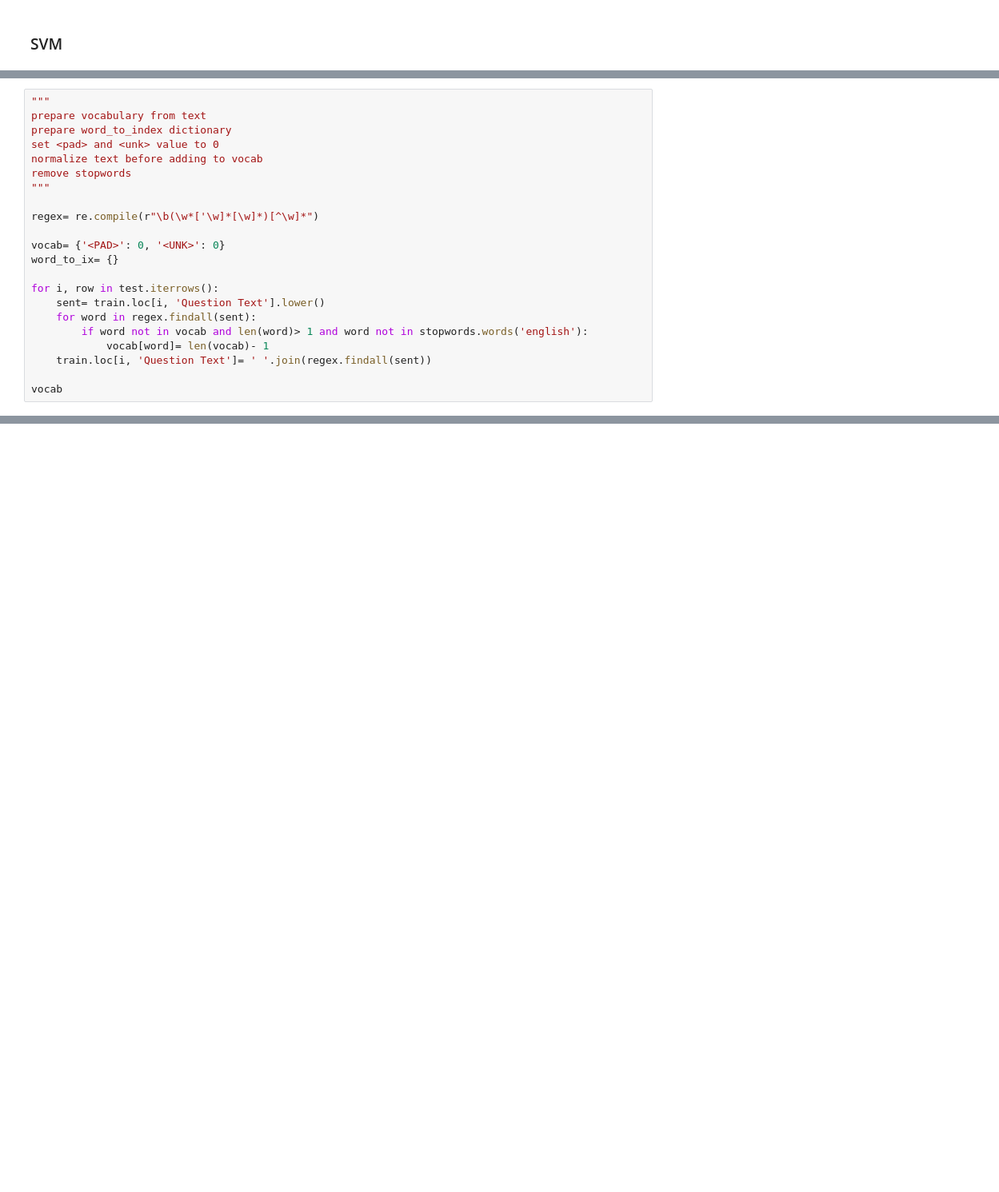
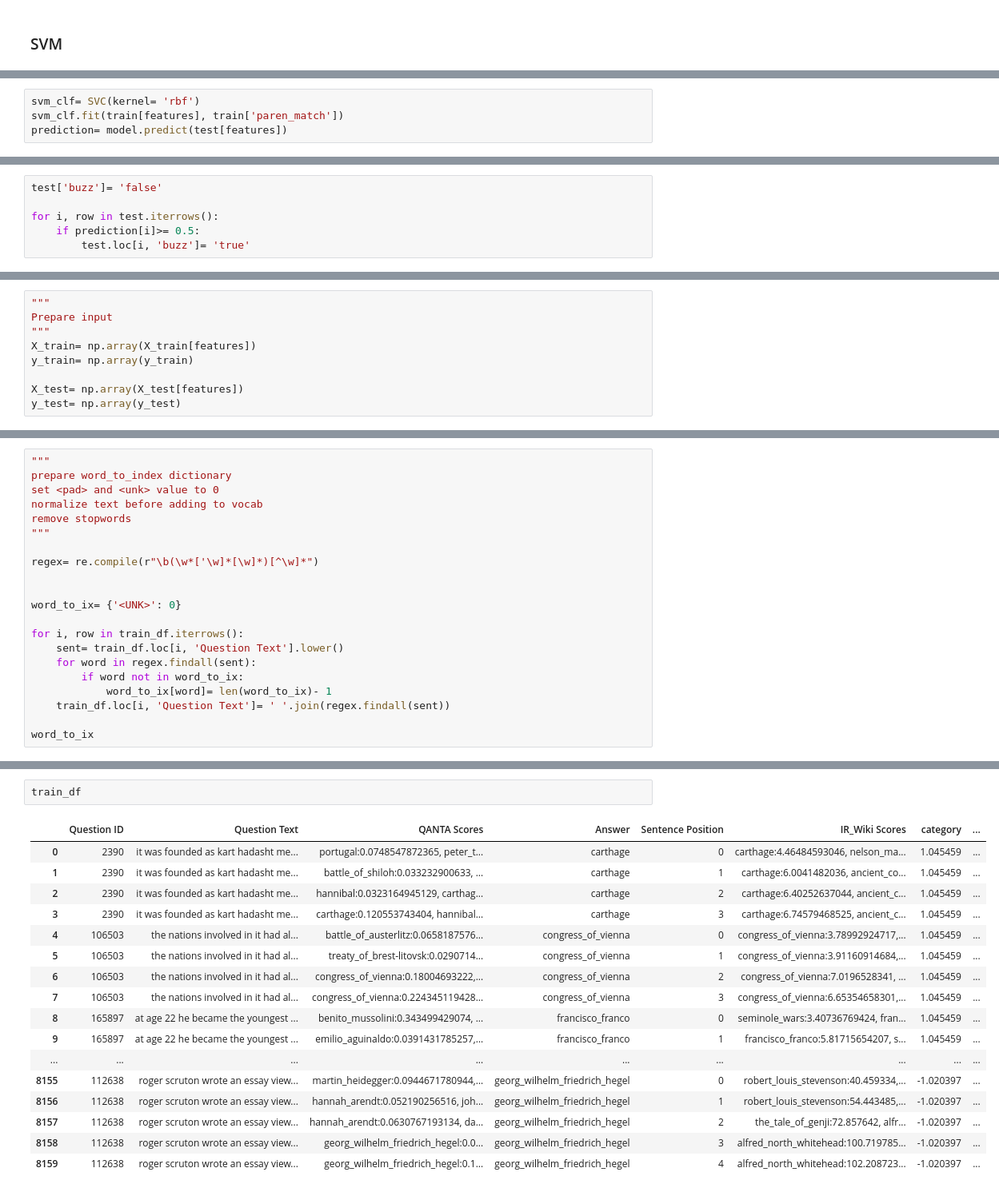
Before and after one commit to Kaushik2794/CompLing-Project, a Jupyter notebook: Quiz bowl.ipynb, the cells around one changed output, grey strips where cells are left out. Shown at 80% size. Drawn from its saved outputs; the diff is of its cells as text; blank space fills up the shorter version.

```diff
--- a/Quiz bowl.ipynb
+++ b/Quiz bowl.ipynb
@@ -221,0 +396,4 @@ long_sent
+# %%
+svm_clf= SVC(kernel= 'rbf')
+svm_clf.fit(train[features], train['paren_match'])
+prediction= model.predict(test[features])
@@ -221,0 +420,6 @@ long_sent
+# %%
+test['buzz']= 'false'
+
+for i, row in test.iterrows():
+    if prediction[i]>= 0.5:
+        test.loc[i, 'buzz']= 'true'
@@ -221,0 +456,9 @@ long_sent
+# %%
+"""
+Prepare input
+"""
+X_train= np.array(X_train[features])
+y_train= np.array(y_train)
+
+X_test= np.array(X_test[features])
+y_test= np.array(y_test)
@@ -222,6 +555,5 @@ long_sent
 # %%
 """
-prepare vocabulary from text
 prepare word_to_index dictionary
 set <pad> and <unk> value to 0
 normalize text before adding to vocab
@@ -230,15 +562,15 @@ remove stopwords
 
 regex= re.compile(r"\b(\w*['\w]*[\w]*)[^\w]*")
 
-vocab= {'<PAD>': 0, '<UNK>': 0}
-word_to_ix= {}
 
-for i, row in test.iterrows():
-    sent= train.loc[i, 'Question Text'].lower()
+word_to_ix= {'<UNK>': 0}
+
+for i, row in train_df.iterrows():
+    sent= train_df.loc[i, 'Question Text'].lower()
     for word in regex.findall(sent):
-        if word not in vocab and len(word)> 1 and word not in stopwords.words('english'):
-            vocab[word]= len(vocab)- 1
-    train.loc[i, 'Question Text']= ' '.join(regex.findall(sent))
+        if word not in word_to_ix:
+            word_to_ix[word]= len(word_to_ix)- 1
+    train_df.loc[i, 'Question Text']= ' '.join(regex.findall(sent))
 
-vocab
+word_to_ix
 # %% [output]
@@ -282,0 +599,20 @@ train
+# %%
+train_df
+# %% [output]
+|  | Question ID | Question Text | QANTA Scores | Answer | Sentence Position | IR_Wiki Scores | category | ... |
+| 0 | 2390 | it was founded as kart hadasht me... | portugal:0.0748547872365, peter_t... | carthage | 0 | carthage:4.46484593046, nelson_ma... | 1.045459 | ... |
+| 1 | 2390 | it was founded as kart hadasht me... | battle_of_shiloh:0.033232900633, ... | carthage | 1 | carthage:6.0041482036, ancient_co... | 1.045459 | ... |
+| 2 | 2390 | it was founded as kart hadasht me... | hannibal:0.0323164945129, carthag... | carthage | 2 | carthage:6.40252637044, ancient_c... | 1.045459 | ... |
+| 3 | 2390 | it was founded as kart hadasht me... | carthage:0.120553743404, hannibal... | carthage | 3 | carthage:6.74579468525, ancient_c... | 1.045459 | ... |
+| 4 | 106503 | the nations involved in it had al... | battle_of_austerlitz:0.0658187576... | congress_of_vienna | 0 | congress_of_vienna:3.78992924717,... | 1.045459 | ... |
+| 5 | 106503 | the nations involved in it had al... | treaty_of_brest-litovsk:0.0290714... | congress_of_vienna | 1 | congress_of_vienna:3.91160914684,... | 1.045459 | ... |
+| 6 | 106503 | the nations involved in it had al... | congress_of_vienna:0.18004693222,... | congress_of_vienna | 2 | congress_of_vienna:7.0196528341, ... | 1.045459 | ... |
+| 7 | 106503 | the nations involved in it had al... | congress_of_vienna:0.224345119428... | congress_of_vienna | 3 | congress_of_vienna:6.65354658301,... | 1.045459 | ... |
+| 8 | 165897 | at age 22 he became the youngest ... | benito_mussolini:0.343499429074, ... | francisco_franco | 0 | seminole_wars:3.40736769424, fran... | 1.045459 | ... |
+| 9 | 165897 | at age 22 he became the youngest ... | emilio_aguinaldo:0.0391431785257,... | francisco_franco | 1 | francisco_franco:5.81715654207, s... | 1.045459 | ... |
+| ... | ... | ... | ... | ... | ... | ... | ... | ... |
+| 8155 | 112638 | roger scruton wrote an essay view... | martin_heidegger:0.0944671780944,... | georg_wilhelm_friedrich_hegel | 0 | robert_louis_stevenson:40.459334,... | -1.020397 | ... |
+| 8156 | 112638 | roger scruton wrote an essay view... | hannah_arendt:0.052190256516, joh... | georg_wilhelm_friedrich_hegel | 1 | robert_louis_stevenson:54.443485,... | -1.020397 | ... |
+| 8157 | 112638 | roger scruton wrote an essay view... | hannah_arendt:0.0630767193134, da... | georg_wilhelm_friedrich_hegel | 2 | the_tale_of_genji:72.857642, alfr... | -1.020397 | ... |
+| 8158 | 112638 | roger scruton wrote an essay view... | georg_wilhelm_friedrich_hegel:0.0... | georg_wilhelm_friedrich_hegel | 3 | alfred_north_whitehead:100.719785... | -1.020397 | ... |
+| 8159 | 112638 | roger scruton wrote an essay view... | georg_wilhelm_friedrich_hegel:0.1... | georg_wilhelm_friedrich_hegel | 4 | alfred_north_whitehead:102.208723... | -1.020397 | ... |
```
Also changed, not shown: parts of 35 cells of this notebook.
